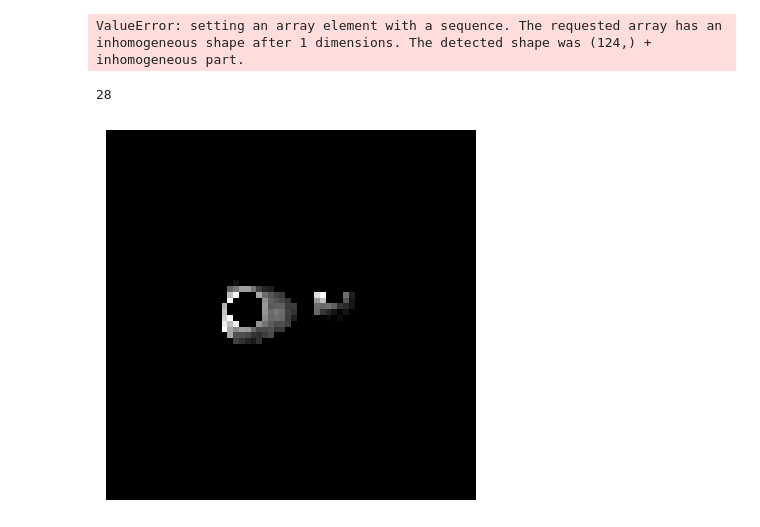
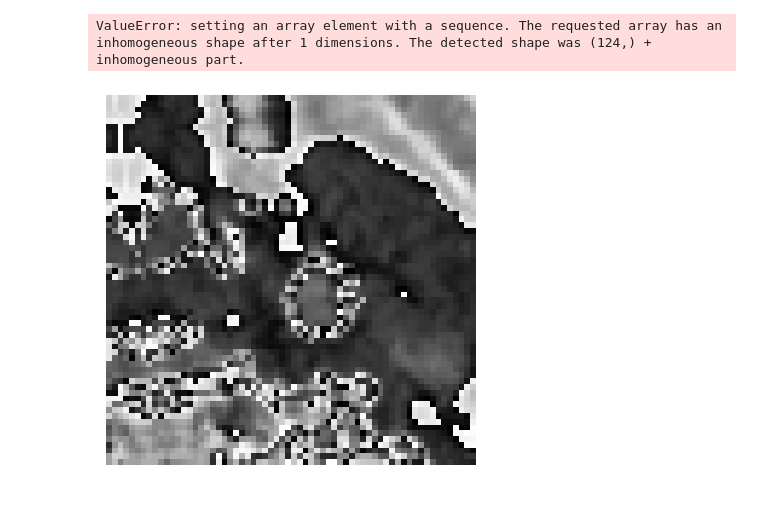
Before and after one commit to alessiamenozzi/ThesisPlaques, a Jupyter notebook: CodiceCreazioneArrayNumpy.ipynb, the cells around one changed output. Drawn from its saved outputs; the diff is of its cells as text; code cells hidden in the pictures.

```diff
--- a/CodiceCreazioneArrayNumpy.ipynb
+++ b/CodiceCreazioneArrayNumpy.ipynb
@@ -331,5 +373,5 @@ def augment_images(images_array, labels_array, num_augmented_copies_label_0, num
 # Esempio di uso della funzione
 num_augmented_copies_label_0 = 15
 num_augmented_copies_label_1 = 25
-final_images, final_labels = augment_images(images_array, labels_array, num_augmented_copies_label_0, num_augmented_copies_label_1)
+final_images, final_labels = augment_images(images_array_col, labels_array, num_augmented_copies_label_0, num_augmented_copies_label_1)
 # %% [output]
@@ -425,11 +525,10 @@ ValueError: setting an array element with a sequence. The requested array has an
 # %%
 
 #print(final_images.shape)
 #print(final_labels[13])
-print(len(class_images[0]))
-plt.imshow(loaded_class_images[0][27], cmap='gray')
+#print(len(class_images[0]))
+plt.imshow(final_images[5679], cmap='gray')
 plt.axis('off')
 plt.show()
 # %% [output]
-28
-[figure, old version]
+[figure, new version]
```
Also changed, not shown: parts of 11 cells of this notebook, 8 other files.
